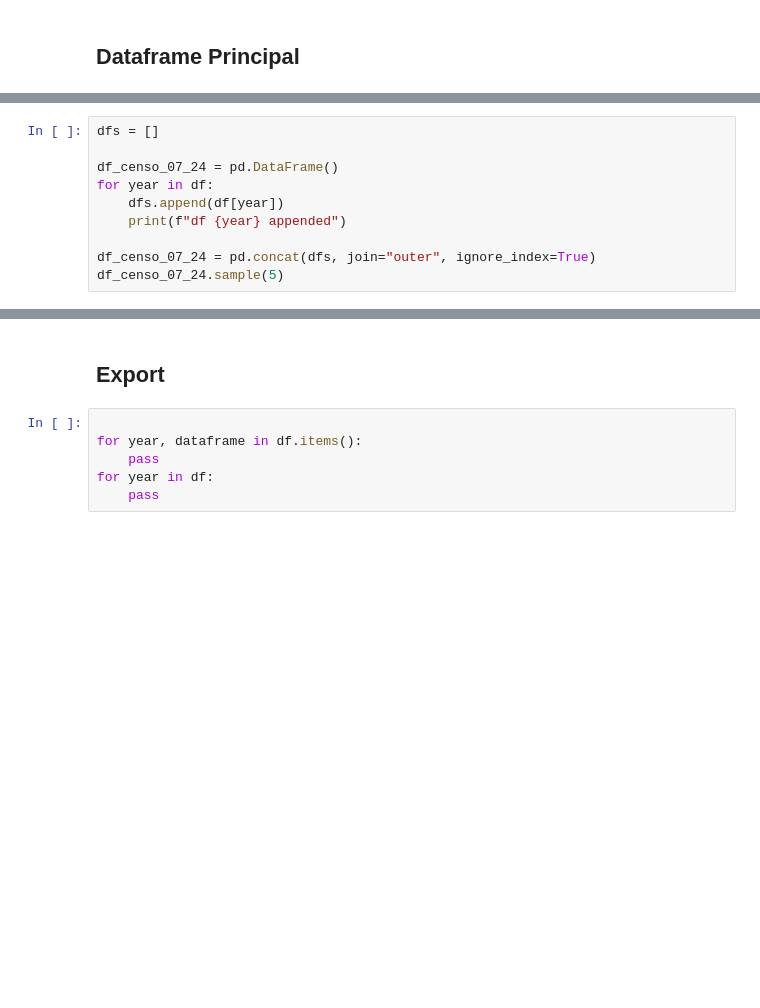
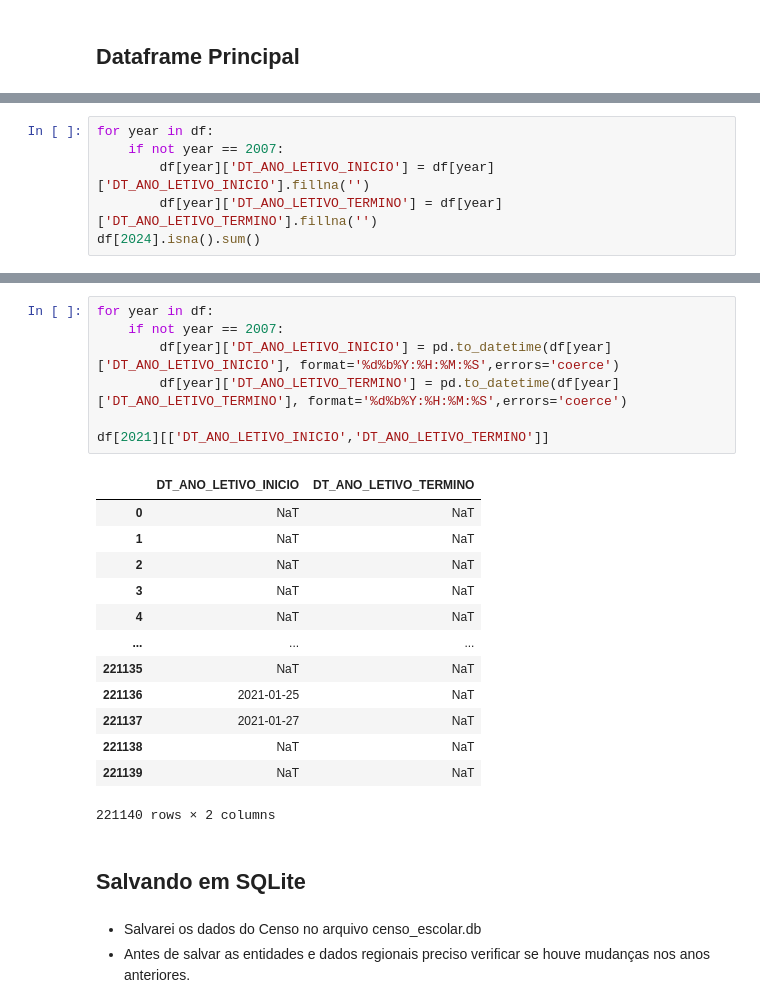
Before and after one commit to rickcolettohub/Censo-Data-ETL-Pipeline, a Jupyter notebook: notebooks/01_Data_Cleaning.ipynb, the cells around one changed output, grey strips where cells are left out. Saved outputs shown, nothing was run; the diff lists cells and outputs as text; blank space fills up the shorter version.

```diff
--- a/notebooks/01_Data_Cleaning.ipynb
+++ b/notebooks/01_Data_Cleaning.ipynb
@@ -380,10 +385,0 @@ df[2024]
-# %%
-dfs = []
-
-df_censo_07_24 = pd.DataFrame()
-for year in df:
-    dfs.append(df[year])
-    print(f"df {year} appended")
-
-df_censo_07_24 = pd.concat(dfs, join="outer", ignore_index=True)
-df_censo_07_24.sample(5)
@@ -432,0 +388,6 @@ print(f"🟢 Só na principal: {len(set(df_censo_07_24) - set(df[ano].columns))}
+# %%
+for year in df:
+    if not year == 2007:
+        df[year]['DT_ANO_LETIVO_INICIO'] = df[year]['DT_ANO_LETIVO_INICIO'].fillna('')
+        df[year]['DT_ANO_LETIVO_TERMINO'] = df[year]['DT_ANO_LETIVO_TERMINO'].fillna('')
+df[2024].isna().sum()
@@ -433,9 +407,27 @@ print(f"🟢 Só na principal: {len(set(df_censo_07_24) - set(df[ano].columns))}
+# %%
+for year in df:
+    if not year == 2007:
+        df[year]['DT_ANO_LETIVO_INICIO'] = pd.to_datetime(df[year]['DT_ANO_LETIVO_INICIO'], format='%d%b%Y:%H:%M:%S',errors='coerce')
+        df[year]['DT_ANO_LETIVO_TERMINO'] = pd.to_datetime(df[year]['DT_ANO_LETIVO_TERMINO'], format='%d%b%Y:%H:%M:%S',errors='coerce')
+
+df[2021][['DT_ANO_LETIVO_INICIO','DT_ANO_LETIVO_TERMINO']]
+# %% [output]
+|  | DT_ANO_LETIVO_INICIO | DT_ANO_LETIVO_TERMINO |
+| 0 | NaT | NaT |
+| 1 | NaT | NaT |
+| 2 | NaT | NaT |
+| 3 | NaT | NaT |
+| 4 | NaT | NaT |
+| ... | ... | ... |
+| 221135 | NaT | NaT |
+| 221136 | 2021-01-25 | NaT |
+| 221137 | 2021-01-27 | NaT |
+| 221138 | NaT | NaT |
+| 221139 | NaT | NaT |
+221140 rows × 2 columns
 # %% [markdown]
-## Export
+## Salvando em SQLite
-# %%
-
-for year, dataframe in df.items():
-    pass
-for year in df:
-    pass
+# %% [markdown]
+- Salvarei os dados do Censo no arquivo censo_escolar.db
+- Antes de salvar as entidades e dados regionais preciso verificar se houve mudanças nos anos anteriores.
 # %%
```
Also changed, not shown: parts of 24 cells of this notebook, 9 other files.
